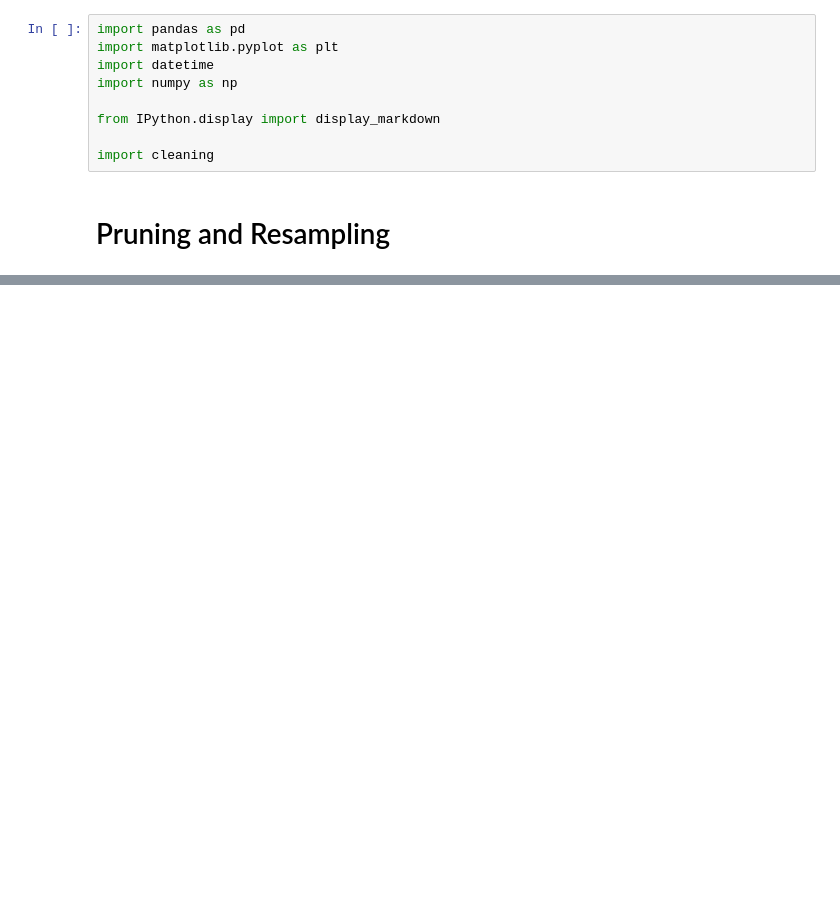
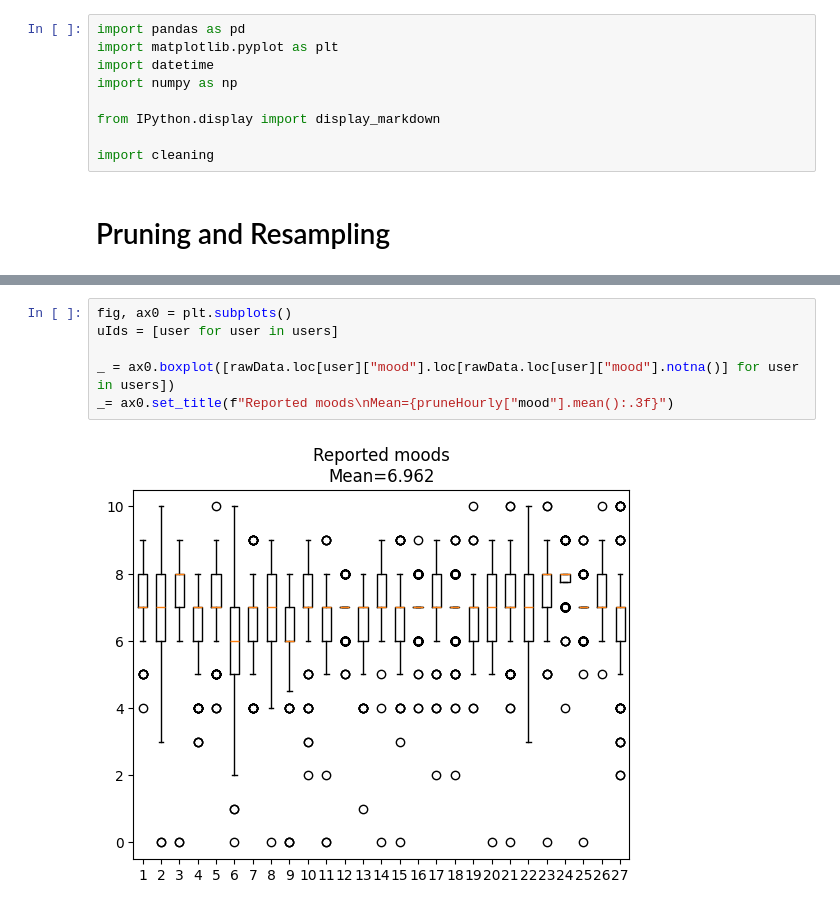
Before and after one commit to PietPjotr/DMT1, a Jupyter notebook: cleaning_test.ipynb, the cells around one changed output, grey strips where cells are left out. Saved outputs shown, nothing was run; the diff lists cells and outputs as text; blank space fills up the shorter version.

```diff
--- a/cleaning_test.ipynb
+++ b/cleaning_test.ipynb
@@ -25,0 +25,8 @@ prunedDaily.loc[users[0]].plot.line(y = "mood")
+# %%
+fig, ax0 = plt.subplots()
+uIds = [user for user in users]
+
+_ = ax0.boxplot([rawData.loc[user]["mood"].loc[rawData.loc[user]["mood"].notna()] for user in users])
+_= ax0.set_title(f"Reported moods\nMean={pruneHourly["mood"].mean():.3f}")
+# %% [output]
+[figure, added]
```
Also changed, not shown: parts of 16 cells of this notebook.
